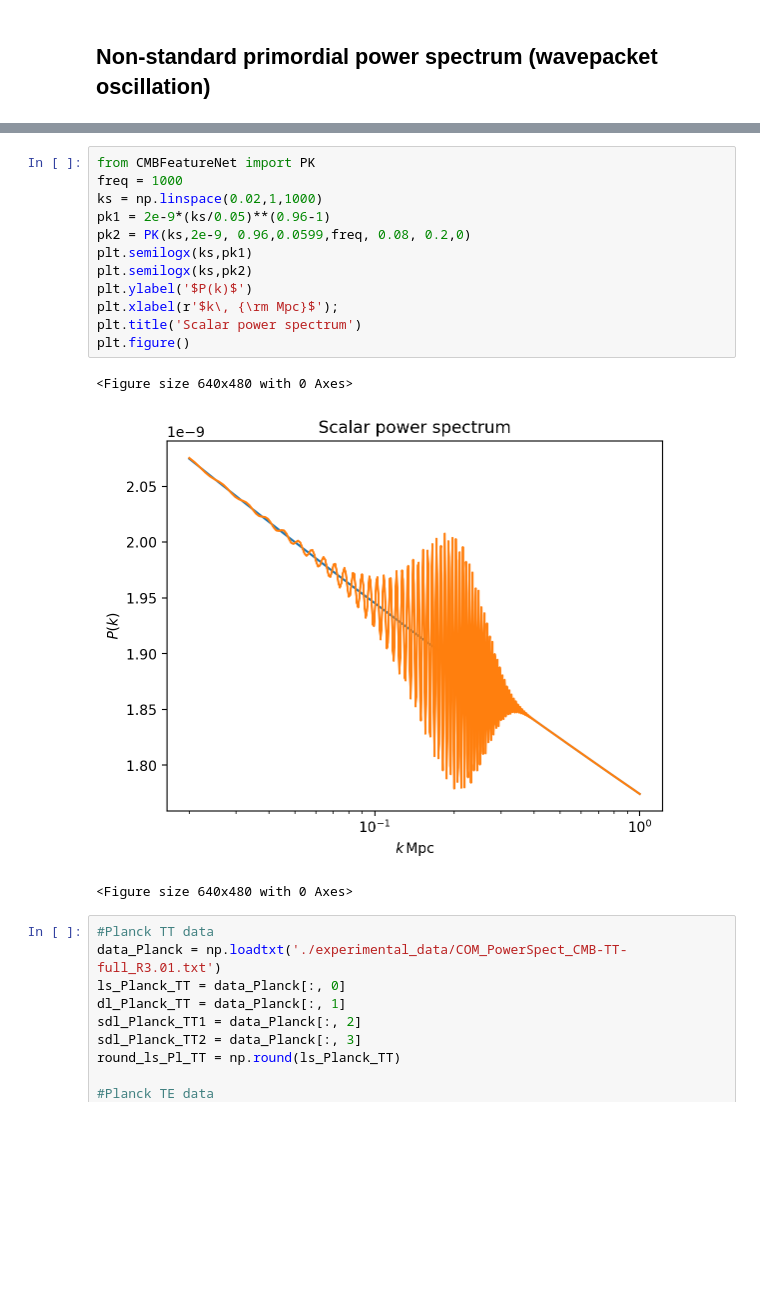
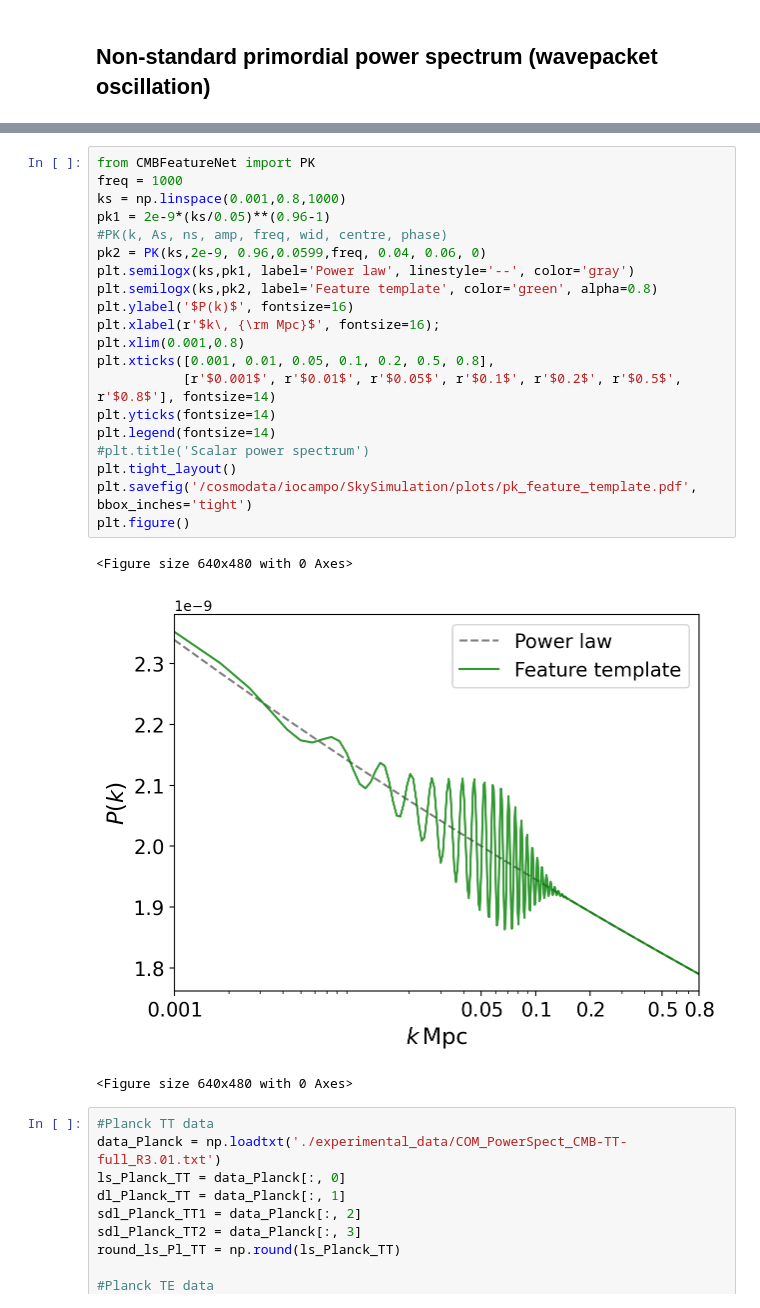
Before and after one commit to SkyExplain/SkySimulation, a Jupyter notebook: Notebooks/FeaturePk_CAMB_vs_anafast.ipynb, the cells around one changed output, grey strips where cells are left out. Cells and saved outputs as stored; diff of their text form; blank space fills up the shorter version.

Commit message:
New Feature Template to be reflected at the first peak of the CMB

```diff
--- a/Notebooks/FeaturePk_CAMB_vs_anafast.ipynb
+++ b/Notebooks/FeaturePk_CAMB_vs_anafast.ipynb
@@ -21,18 +21,26 @@ Current working directory: /mnt/lustre/scratch/nlsas/home/csic/eoy/ioj/CMBFeatur
 # %%
 from CMBFeatureNet import PK
 freq = 1000
-ks = np.linspace(0.02,1,1000)
+ks = np.linspace(0.001,0.8,1000)
 pk1 = 2e-9*(ks/0.05)**(0.96-1)
-pk2 = PK(ks,2e-9, 0.96,0.0599,freq, 0.08, 0.2,0)
-plt.semilogx(ks,pk1)
-plt.semilogx(ks,pk2)
-plt.ylabel('$P(k)$')
-plt.xlabel(r'$k\, {\rm Mpc}$');
-plt.title('Scalar power spectrum')
+#PK(k, As, ns, amp, freq, wid, centre, phase)
+pk2 = PK(ks,2e-9, 0.96,0.0599,freq, 0.04, 0.06, 0)
+plt.semilogx(ks,pk1, label='Power law', linestyle='--', color='gray')
+plt.semilogx(ks,pk2, label='Feature template', color='green', alpha=0.8)
+plt.ylabel('$P(k)$', fontsize=16)
+plt.xlabel(r'$k\, {\rm Mpc}$', fontsize=16);
+plt.xlim(0.001,0.8)
+plt.xticks([0.001, 0.01, 0.05, 0.1, 0.2, 0.5, 0.8],
+           [r'$0.001$', r'$0.01$', r'$0.05$', r'$0.1$', r'$0.2$', r'$0.5$', r'$0.8$'], fontsize=14)
+plt.yticks(fontsize=14)
+plt.legend(fontsize=14)
+#plt.title('Scalar power spectrum')
+plt.tight_layout()
+plt.savefig('/cosmodata/iocampo/SkySimulation/plots/pk_feature_template.pdf', bbox_inches='tight')
 plt.figure()
 # %% [output]
 <Figure size 640x480 with 0 Axes>
-[figure, old version]
+[figure, new version]
 <Figure size 640x480 with 0 Axes>
 # %%
 #Planck TT data
```
Also changed, not shown: parts of 6 cells of this notebook.
